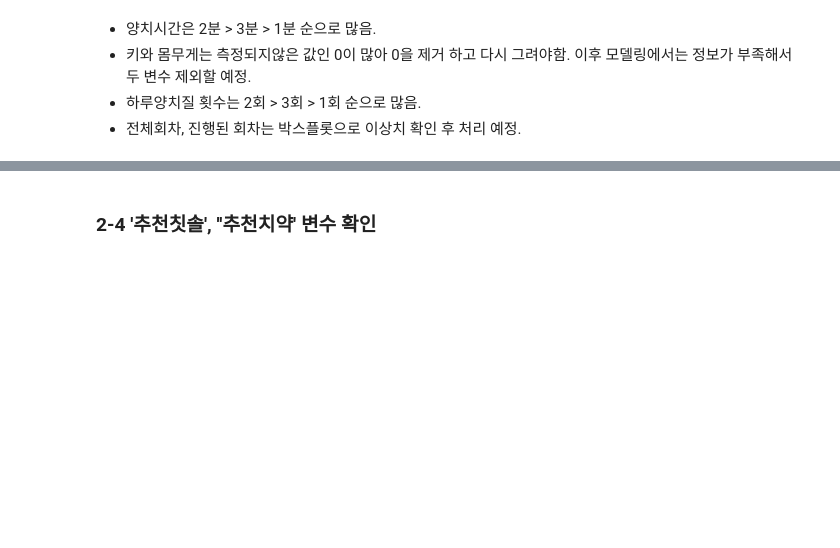
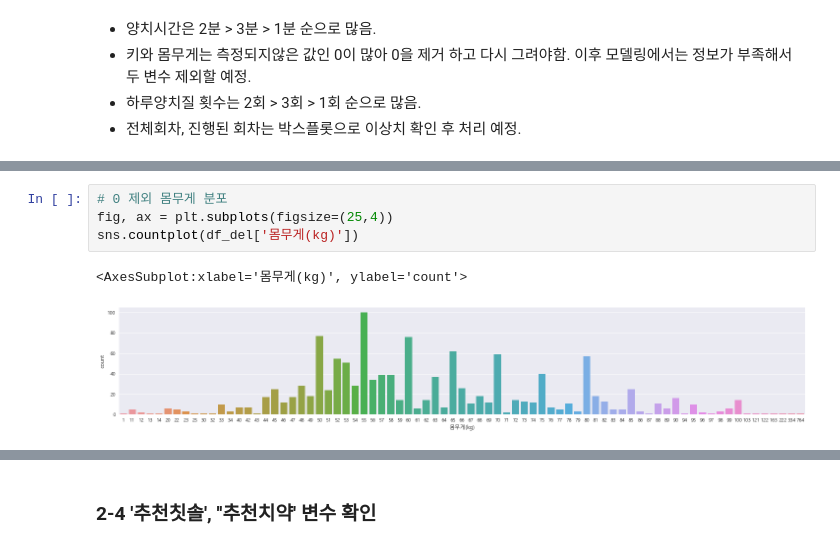
Before and after one commit to K-Final-Project/MZ-trend, a Jupyter notebook: EDA.ipynb, the cells around one changed output, grey strips where cells are left out. Drawn from its saved outputs; the diff is of its cells as text; blank space fills up the shorter version.

```diff
--- a/EDA.ipynb
+++ b/EDA.ipynb
@@ -140,0 +151,7 @@ sns.countplot(df['진행된회차'], ax=ax[5])
+# %%
+# 0 제외 몸무게 분포
+fig, ax = plt.subplots(figsize=(25,4))
+sns.countplot(df_del['몸무게(kg)'])
+# %% [output]
+<AxesSubplot:xlabel='몸무게(kg)', ylabel='count'>
+[figure, added]
```
Also changed, not shown: parts of 14 cells of this notebook, 2 other files.
